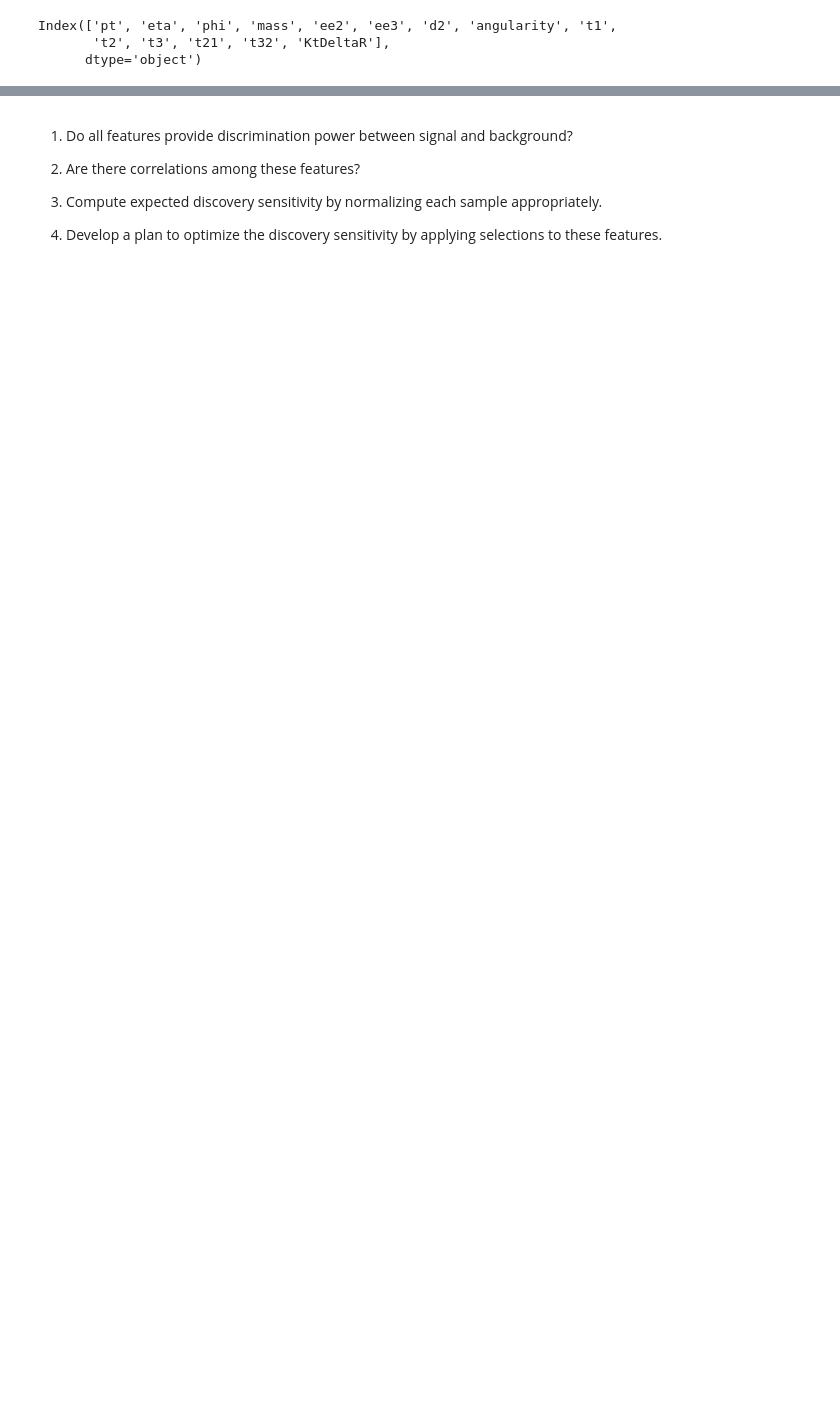
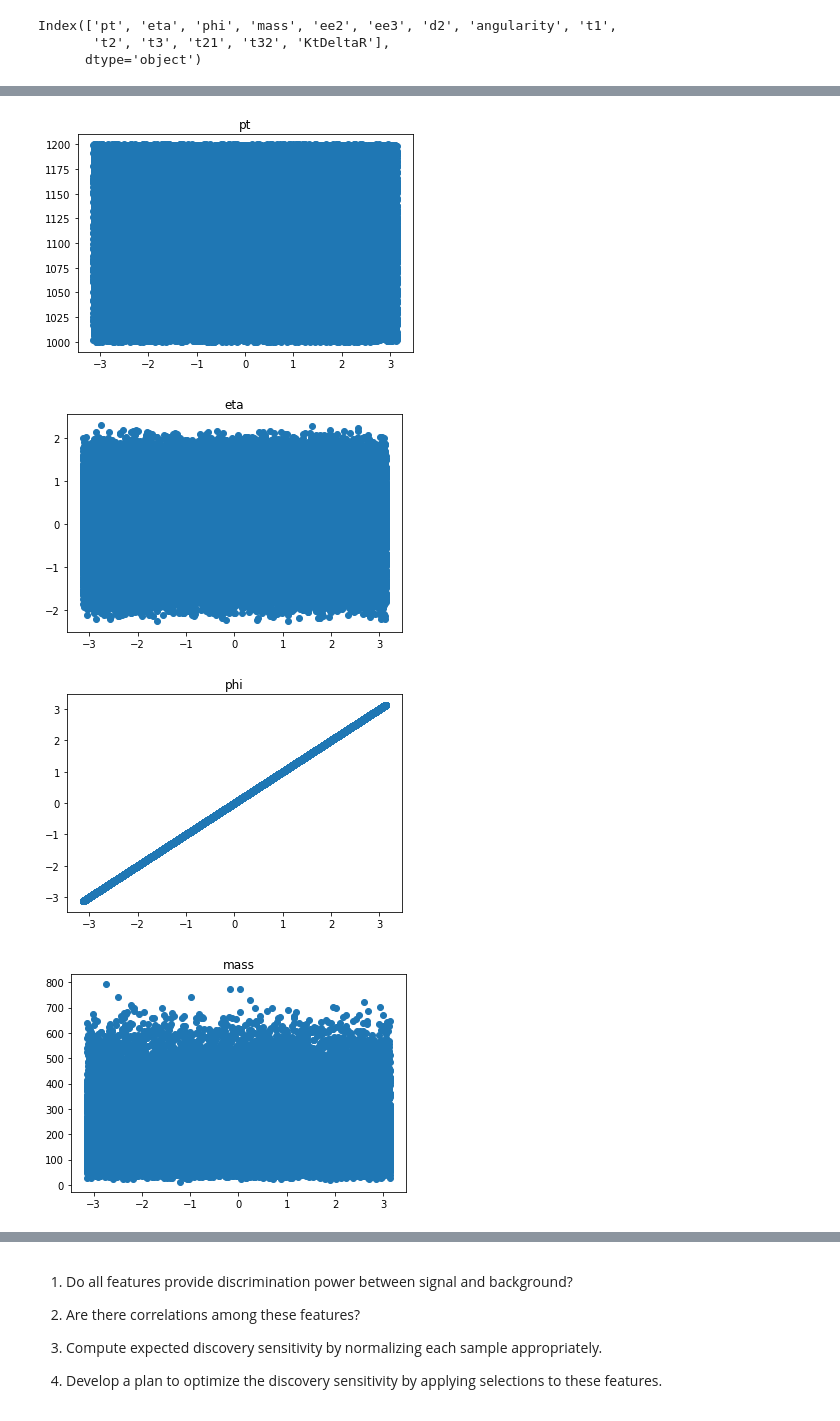
Before and after one commit to s-agiedd/PHYS_434, a Jupyter notebook: Labs/Alyssa_Giedd_Lab5.ipynb, the cells around one changed output, grey strips where cells are left out. Drawn from its saved outputs; the diff is of its cells as text; code cells hidden in the pictures; blank space fills up the shorter version.

```diff
--- a/Labs/Alyssa_Giedd_Lab5.ipynb
+++ b/Labs/Alyssa_Giedd_Lab5.ipynb
@@ -43,0 +45,10 @@ for key in data1.keys():
+# %%
+for key in data1.keys():
+    plt.scatter(data1['phi'], data1[key])
+    plt.title(key)
+    plt.show()
+# %% [output]
+[figure, added]
+[figure, added]
+[figure, added]
+[figure, added]
```
Also changed, not shown: parts of 2 cells of this notebook.
